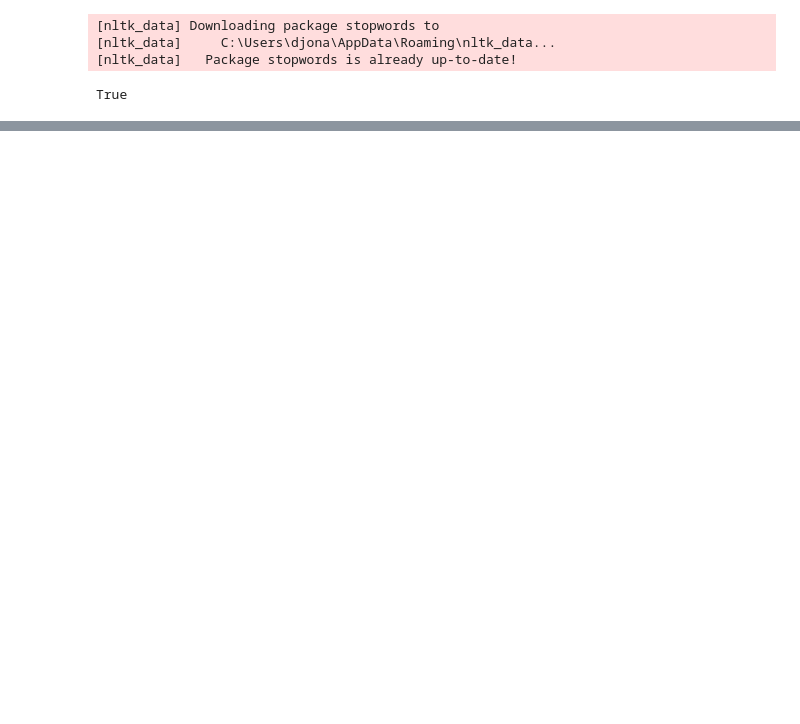
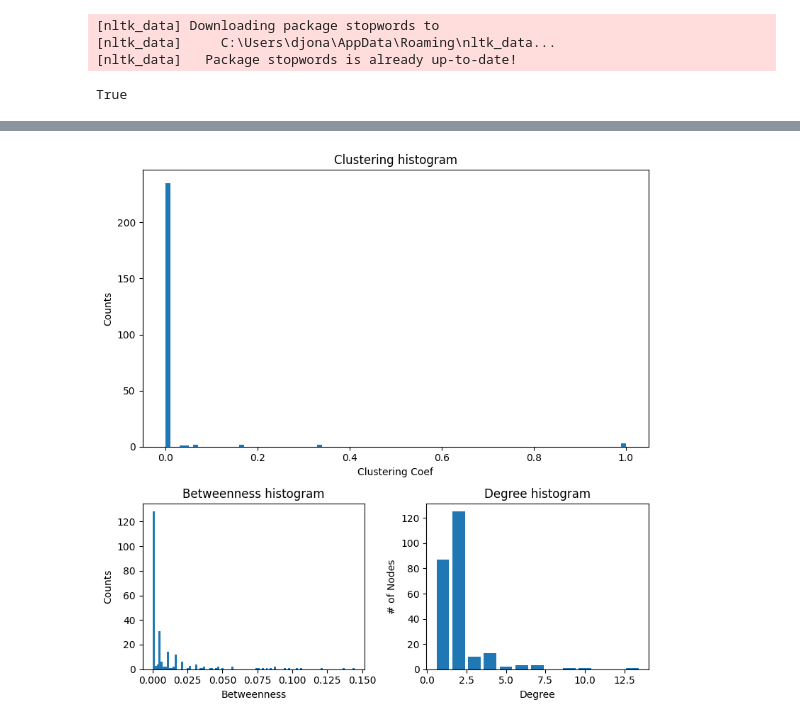
Before and after one commit to Jonathan-D-Franco/mining, a Jupyter notebook: real deal/twittertest.ipynb, the cells around one changed output, grey strips where cells are left out. Saved outputs shown, nothing was run; the diff lists cells and outputs as text; code cells hidden in the pictures; blank space fills up the shorter version.

```diff
--- a/real deal/twittertest.ipynb
+++ b/real deal/twittertest.ipynb
@@ -169,4 +167,11 @@ file.write(j)
 file.close()
 # %%
 cleaned_text2 = [clean_text(elements) for elements in tweets_df2.Text]
-normalize2 = [tt.tokenize(elements.lower()) for elements in cleaned_text]
+normalize2 = [tt.tokenize(elements.lower()) for elements in cleaned_text2]
+# remove stop words and punctuation
+complete2 = [[w for w in words if not w in stop_words if w.isalnum()] for words in normalize2]
+# %%
+bigram2 = [list(bigrams(words)) for words in complete2]
+bigram2c = list(itertools.chain(*bigram2))
+bigram_counter2 = collections.Counter(bigram2c)
+bigram_counter2.most_common(20)
@@ -172,0 +199,3 @@ normalize2 = [tt.tokenize(elements.lower()) for elements in cleaned_text]
+# %%
+bigram_df2 = pd.DataFrame(bigram_counter2.most_common(250), columns=['bigram','count'])
+bigram_df2
@@ -172,0 +216,6 @@ normalize2 = [tt.tokenize(elements.lower()) for elements in cleaned_text]
+# %%
+d2 = bigram_df2.set_index('bigram').T.to_dict('records')
+G2 = nx.Graph()
+
+for k, v in d2[0].items():
+    G2.add_edge(k[0], k[1], weight=(v * 10))
@@ -172,0 +232,35 @@ normalize2 = [tt.tokenize(elements.lower()) for elements in cleaned_text]
+# %%
+degree_sequence2 = sorted((d for n, d in G2.degree()), reverse=True)
+dmax2 = max(degree_sequence)
+
+centrality2 = nx.betweenness_centrality(G2)
+
+clustering2 = nx.clustering(G2)
+
+fig = plt.figure("Degree of a random graph", figsize=(8, 8))
+# Create a gridspec for adding subplots of different sizes
+axgrid = fig.add_gridspec(5, 4)
+
+ax = fig.add_subplot(axgrid[0:3,:])
+ax.hist(clustering2.values(), bins=100)
+ax.set_title("Clustering histogram")
+ax.set_xlabel("Clustering Coef")
+ax.set_ylabel("Counts")
+
+
+ax1 = fig.add_subplot(axgrid[3:,:2])
+ax1.hist(centrality2.values(), bins=100)
+ax1.set_title("Betweenness histogram")
+ax1.set_xlabel("Betweenness")
+ax1.set_ylabel("Counts")
+
+ax2 = fig.add_subplot(axgrid[3:, 2:])
+ax2.bar(*np.unique(degree_sequence2, return_counts=True))
+ax2.set_title("Degree histogram")
+ax2.set_xlabel("Degree")
+ax2.set_ylabel("# of Nodes")
+
+fig.tight_layout()
+plt.show()
+# %% [output]
+[figure, added]
```
Also changed, not shown: parts of 11 cells of this notebook, 1 other file.
